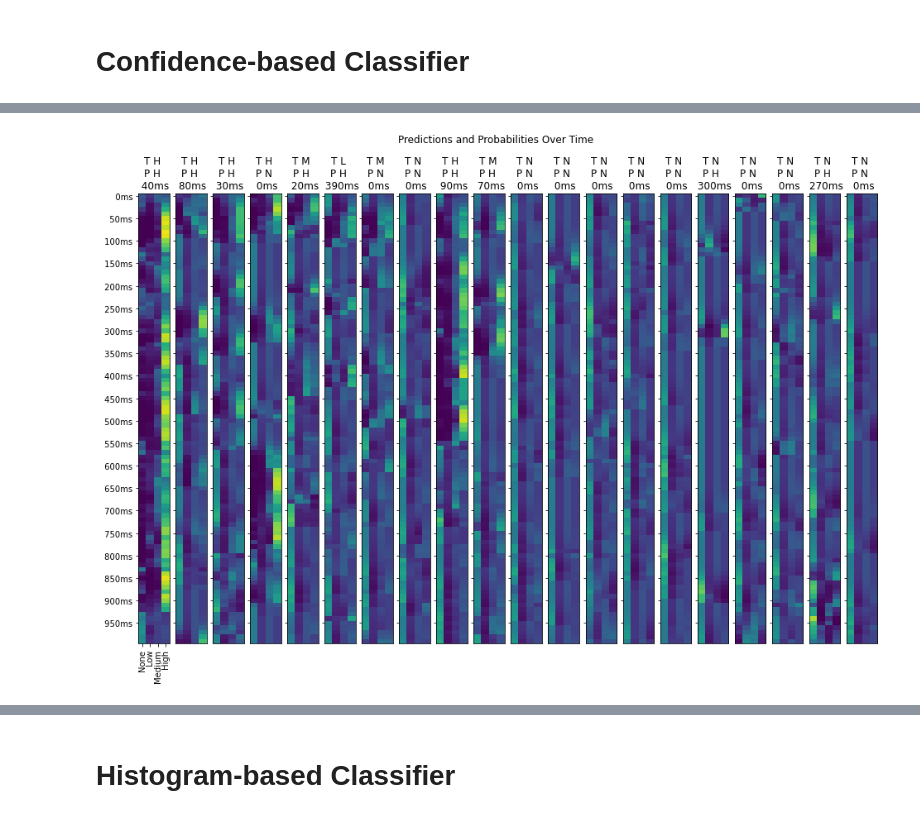
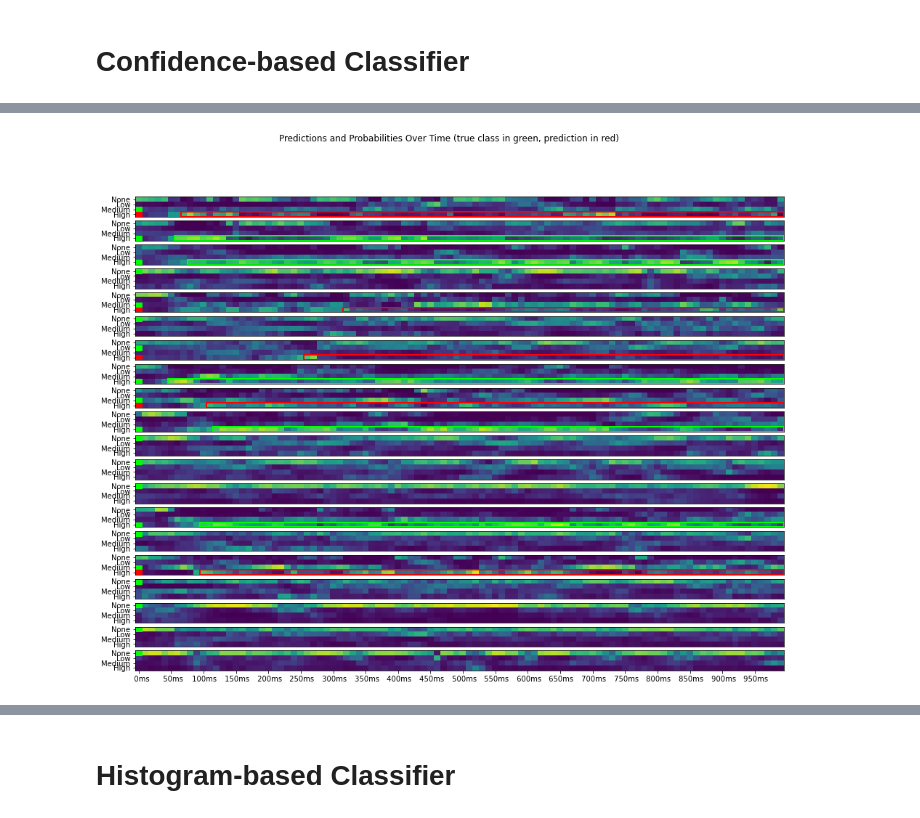
Before and after one commit to sjawhar/nma2020-steinmetz-project, a Jupyter notebook: notebooks/decoders.ipynb, the cells around one changed output, grey strips where cells are left out. Cells and saved outputs as stored; diff of their text form; code cells hidden in the pictures.

```diff
--- a/notebooks/decoders.ipynb
+++ b/notebooks/decoders.ipynb
@@ -45,7 +45,7 @@ Session 35 -  53 neurons - 147 trials w/ stimulus - 2.77 ratio
 Session 36 -  92 neurons - 117 trials w/ stimulus - 1.27 ratio
 Session 38 - 141 neurons - 134 trials w/ stimulus - 0.95 ratio
 # %%
-DECODER_SESSION = 21
+DECODER_SESSION = 10
 SESSION = sessions[DECODER_SESSION]
 SELECTOR = selectors[DECODER_SESSION]
 
@@ -163,50 +163,74 @@ plt.show()
 %matplotlib inline
 
 plotted_trials = 20
-yticks = np.arange(NUM_BINS // 5) * 5
-yticklabels = [f"{i*10:4d}ms" for i in yticks]
-fig, axes = plt.subplots(1, plotted_trials, sharey=True)
-fig.set_size_inches(16, 10)
+xticks = np.arange(NUM_BINS // 5) * 5
+xticklabels = [f"{i*10:4d}ms" for i in xticks]
+fig, axes = plt.subplots(plotted_trials, 1, sharey=True)
+fig.set_size_inches(16, 12)
+fig.suptitle(f"Predictions and Probabilities Over Time (true class in green, prediction in red)")
 
 confusion_matrices = np.zeros((2, NUM_CLASSES, NUM_CLASSES), dtype=int)
 prediction_times = np.zeros(spikes.shape[1], dtype=int)
 mouse_correct = SELECTOR["CHOICE_CORRECT"][CHOSEN_TRIALS].astype(int)
 
 for trial_num in range(spikes.shape[1]):
     correct_class = label_encoder.transform(contrast[[trial_num]])[0]
     population_activity = X[(trial_num*NUM_BINS):((trial_num+1)*NUM_BINS), :]
     probs = clf.predict_proba(population_activity)
 
     prediction = 0
     predict_times = np.argmax(probs[:, 1:] >= behavior[1:, 0], axis=0)
     if np.any(predict_times > 0):
         prediction = NUM_CLASSES - np.argmax(predict_times[::-1] > 0) - 1
         prediction_times[trial_num] = predict_times[prediction - 1]
 
     confusion_matrices[mouse_correct[trial_num], correct_class, prediction] += 1
 
     if trial_num >= plotted_trials:
         continue
 
     ax = axes[trial_num]
-    im = ax.imshow(probs, vmin=0, vmax=1, aspect='auto')
+    im = ax.imshow(probs.T, vmin=0, vmax=1, aspect='auto')
 
-    ax.set_yticks(yticks)
-    ax.set_yticklabels(yticklabels)
-    ax.set_title(f"T {CLASS_NAMES[correct_class][0]} \nP {CLASS_NAMES[prediction][0]} \n {prediction_times[trial_num]*10}ms")
+    ax.axhspan(
+        ymin=correct_class-0.5,
+        ymax=correct_class+0.5,
+        xmin=0,
+        xmax=1/NUM_BINS,
+        color=(0, 1, 0)
+    )
+    if prediction > 0:
+        ax.axhspan(
+            ymin=prediction-0.5,
+            ymax=prediction+0.5,
+            xmin=prediction_times[trial_num]/NUM_BINS,
+            xmax=1,
+            edgecolor='r' if prediction != correct_class else (0,1,0),
+            facecolor=(0, 0, 0, 0),
+            lw=2,
+        )
+    if prediction != correct_class:
+        ax.axhspan(
+            ymin=prediction-0.5,
+            ymax=prediction+0.5,
+            xmin=0,
+            xmax=1/NUM_BINS,
+            color='r'
+        )
 
-    if trial_num != 0:
+    ax.set_yticks(np.arange(NUM_CLASSES))
+    ax.set_yticklabels(CLASS_NAMES)
+
+    if trial_num != plotted_trials - 1:
         ax.set_xticks([])
         continue
 
-    ax.set_xticks(np.arange(NUM_CLASSES))
-    ax.set_xticklabels(CLASS_NAMES)
-    plt.setp(ax.get_xticklabels(), rotation=90, ha="right", va="center", rotation_mode="anchor")
+    ax.set_xticks(yticks)
+    ax.set_xticklabels(yticklabels)
 
-fig.suptitle("Predictions and Probabilities Over Time")
 plt.show()
 # %% [output]
-[figure, old version]
+[figure, new version]
 # %%
 from sklearn.metrics import ConfusionMatrixDisplay
 %matplotlib inline
```
Also changed, not shown: parts of 10 cells of this notebook.
